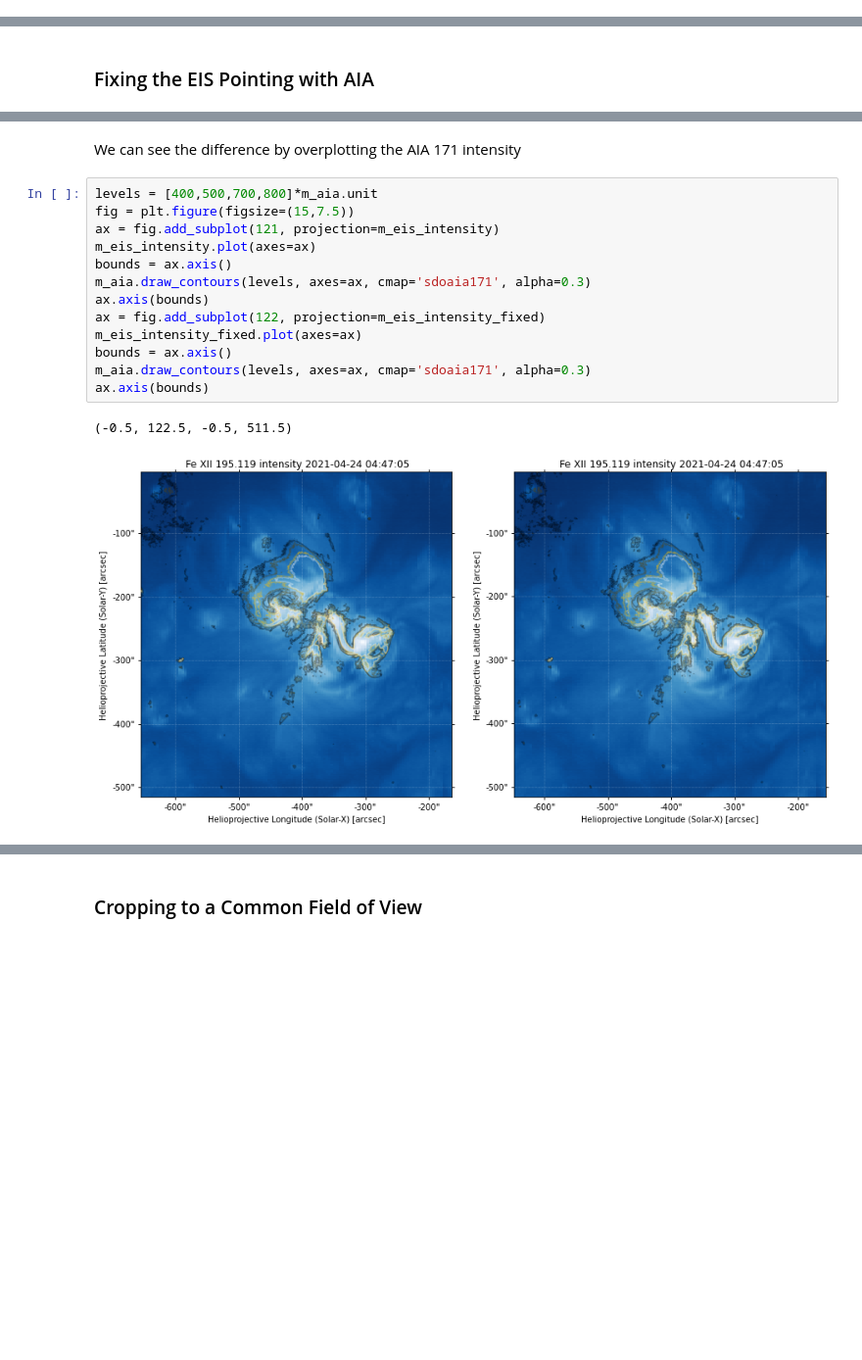
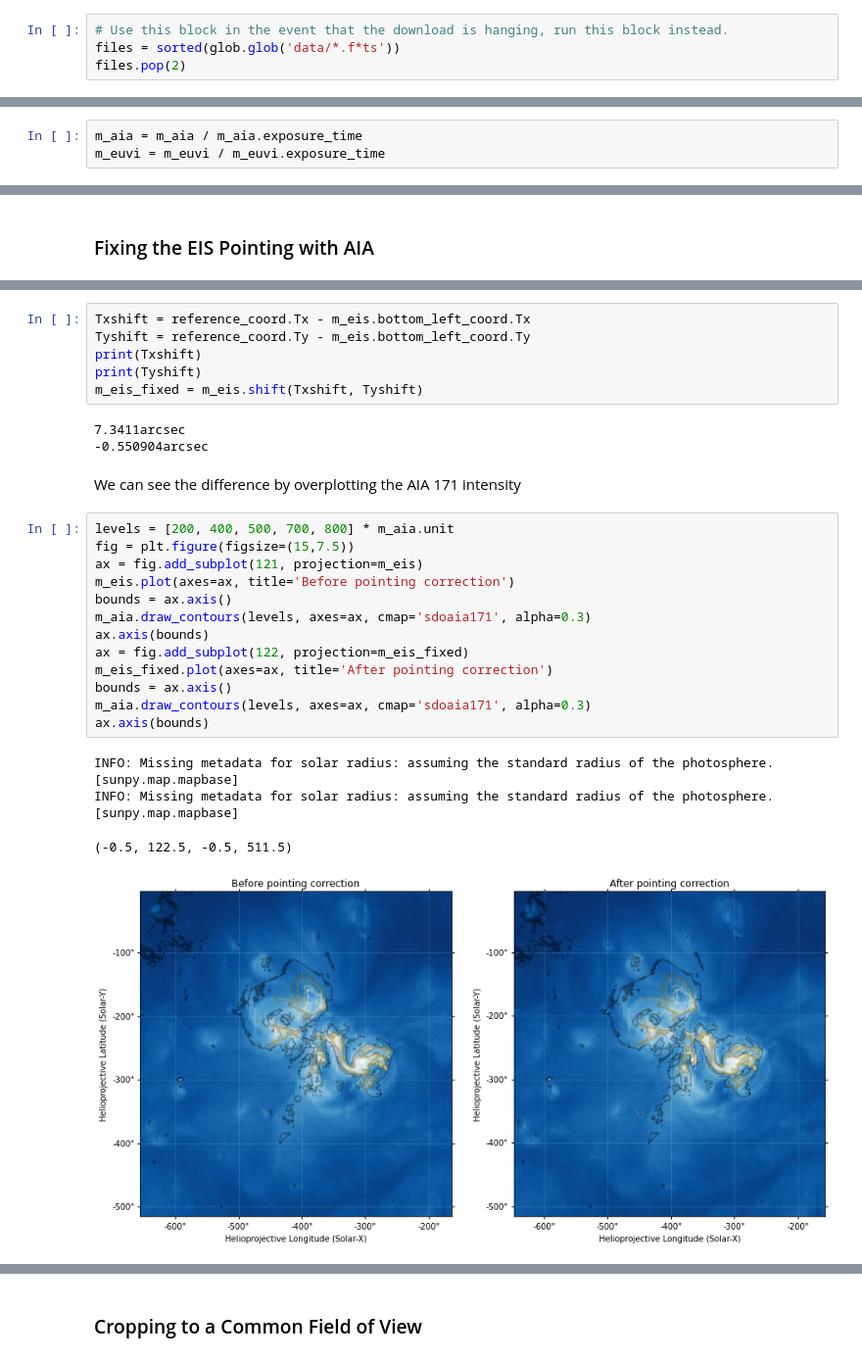
Before and after one commit to wtbarnes/hinode-iris-2021-sunpy-tutorial, a Jupyter notebook: tutorial.ipynb, the cells around one changed output, grey strips where cells are left out. Shown at 98% size. Saved outputs shown, nothing was run; the diff lists cells and outputs as text; blank space fills up the shorter version.

```diff
--- a/tutorial.ipynb
+++ b/tutorial.ipynb
@@ -109,3 +123,7 @@ We can now pass our resulting query to `Fido.fetch` to download the data. By def
 files = Fido.fetch(q, path='data/')
 # %%
 files = sorted(files)
+# %%
+# Use this block in the event that the download is hanging, run this block instead.
+files = sorted(glob.glob('data/*.f*ts'))
+files.pop(2)
@@ -137,0 +200,3 @@ Here, show off some of the functionality of `Map`. Demonstrate how observations
+# %%
+m_aia = m_aia / m_aia.exposure_time
+m_euvi = m_euvi / m_euvi.exposure_time
@@ -165,18 +284,29 @@ m_eis_intensity_fixed, m_eis_velocity_fixed, m_eis_width_fixed = fix_eis_pointin
+# %%
+Txshift = reference_coord.Tx - m_eis.bottom_left_coord.Tx
+Tyshift = reference_coord.Ty - m_eis.bottom_left_coord.Ty
+print(Txshift)
+print(Tyshift)
+m_eis_fixed = m_eis.shift(Txshift, Tyshift)
+# %% [output]
+7.3411arcsec
+-0.550904arcsec
 # %% [markdown]
 We can see the difference by overplotting the AIA 171 intensity
 # %%
-levels = [400,500,700,800]*m_aia.unit
+levels = [200, 400, 500, 700, 800] * m_aia.unit
 fig = plt.figure(figsize=(15,7.5))
-ax = fig.add_subplot(121, projection=m_eis_intensity)
-m_eis_intensity.plot(axes=ax)
+ax = fig.add_subplot(121, projection=m_eis)
+m_eis.plot(axes=ax, title='Before pointing correction')
 bounds = ax.axis()
 m_aia.draw_contours(levels, axes=ax, cmap='sdoaia171', alpha=0.3)
 ax.axis(bounds)
-ax = fig.add_subplot(122, projection=m_eis_intensity_fixed)
-m_eis_intensity_fixed.plot(axes=ax)
+ax = fig.add_subplot(122, projection=m_eis_fixed)
+m_eis_fixed.plot(axes=ax, title='After pointing correction')
 bounds = ax.axis()
 m_aia.draw_contours(levels, axes=ax, cmap='sdoaia171', alpha=0.3)
 ax.axis(bounds)
 # %% [output]
-(-0.5, 122.5, -0.5, 511.5)
+INFO: Missing metadata for solar radius: assuming the standard radius of the photosphere. [sunpy.map.mapbase]
+INFO: Missing metadata for solar radius: assuming the standard radius of the photosphere. [sunpy.map.mapbase]
+(-0.5, 122.5, -0.5, 511.5)
-[figure, old version]
+[figure, new version]
```
Also changed, not shown: parts of 76 cells of this notebook, 1 other file.
